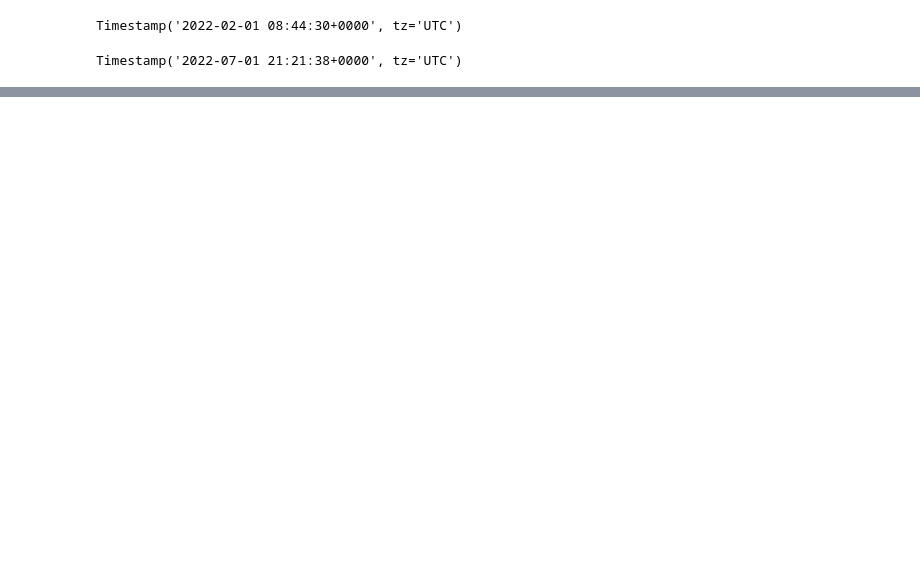
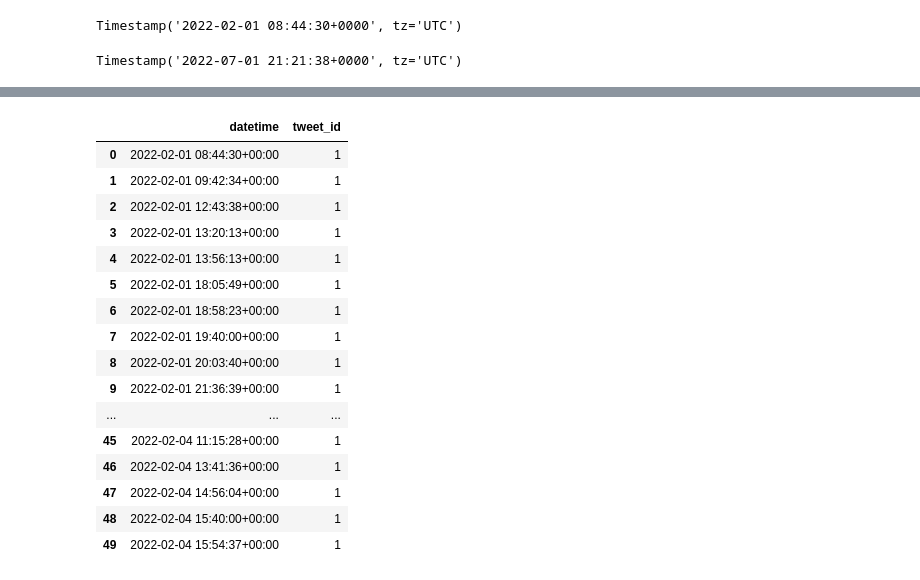
Before and after one commit to vnarvaezt/twitter_scrapping_sentiment_analysis, a Jupyter notebook: notebooks/explo_tweets.ipynb, the cells around one changed output, grey strips where cells are left out. Drawn from its saved outputs; the diff is of its cells as text; code cells hidden in the pictures; blank space fills up the shorter version.

```diff
--- a/notebooks/explo_tweets.ipynb
+++ b/notebooks/explo_tweets.ipynb
@@ -144,0 +140,20 @@ fig.show()
+# %%
+tmp.head(50)
+# %% [output]
+|  | datetime | tweet_id |
+| 0 | 2022-02-01 08:44:30+00:00 | 1 |
+| 1 | 2022-02-01 09:42:34+00:00 | 1 |
+| 2 | 2022-02-01 12:43:38+00:00 | 1 |
+| 3 | 2022-02-01 13:20:13+00:00 | 1 |
+| 4 | 2022-02-01 13:56:13+00:00 | 1 |
+| 5 | 2022-02-01 18:05:49+00:00 | 1 |
+| 6 | 2022-02-01 18:58:23+00:00 | 1 |
+| 7 | 2022-02-01 19:40:00+00:00 | 1 |
+| 8 | 2022-02-01 20:03:40+00:00 | 1 |
+| 9 | 2022-02-01 21:36:39+00:00 | 1 |
+| ... | ... | ... |
+| 45 | 2022-02-04 11:15:28+00:00 | 1 |
+| 46 | 2022-02-04 13:41:36+00:00 | 1 |
+| 47 | 2022-02-04 14:56:04+00:00 | 1 |
+| 48 | 2022-02-04 15:40:00+00:00 | 1 |
+| 49 | 2022-02-04 15:54:37+00:00 | 1 |
```
Also changed, not shown: parts of 5 cells of this notebook, 8 other files.
